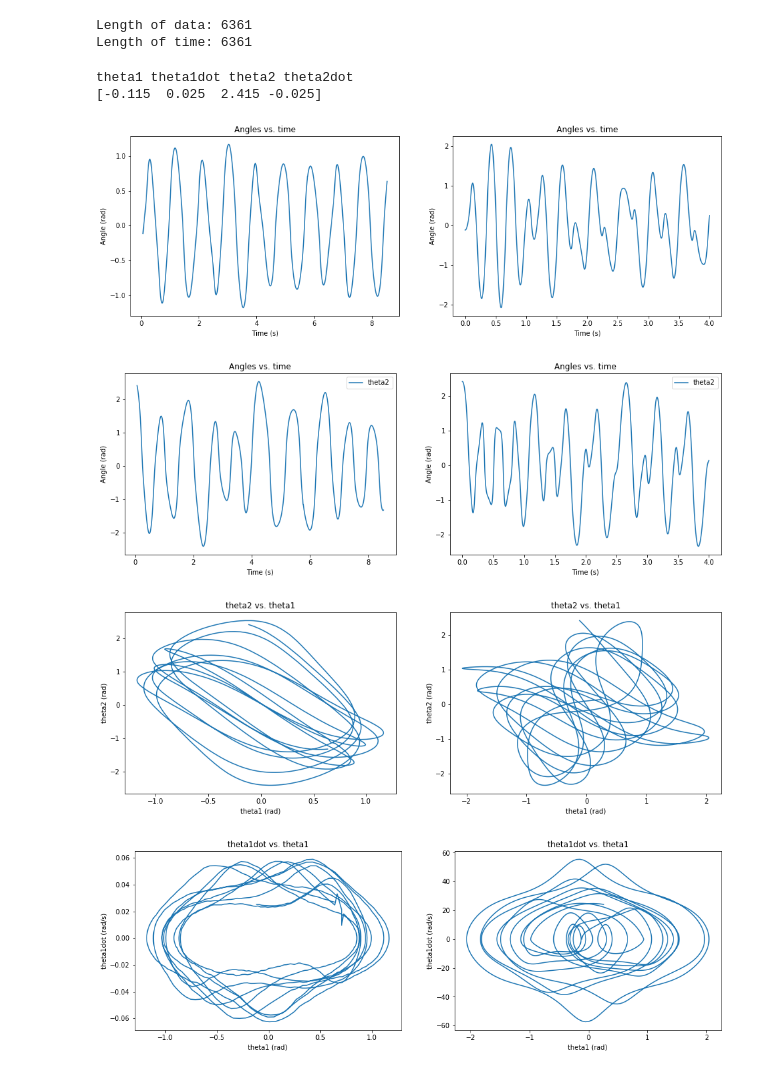
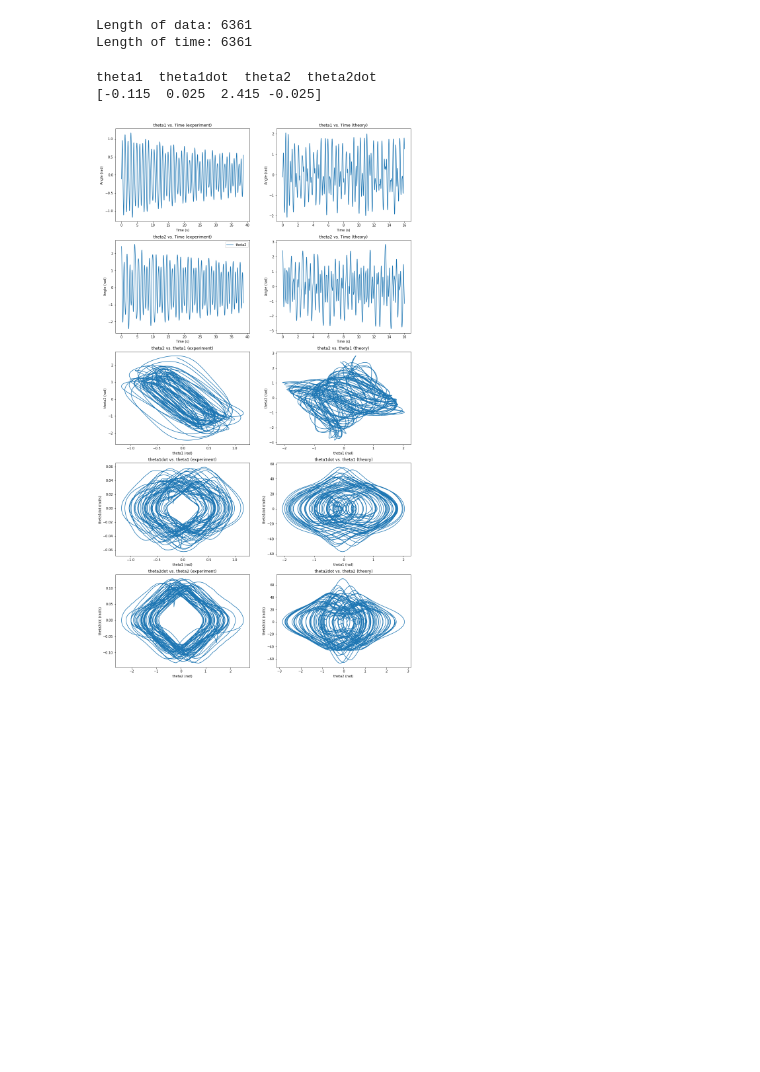
Before and after one commit to khoa-ho/deep-learning-physics, a Jupyter notebook: utils/Experimental double pendulum_1.ipynb, the cells around one changed output. Drawn from its saved outputs; the diff is of its cells as text; code cells hidden in the pictures; blank space fills up the shorter version.

Commit message:
Matching timescale for graph comparisons

```diff
--- a/utils/Experimental double pendulum_1.ipynb
+++ b/utils/Experimental double pendulum_1.ipynb
@@ -6,7 +6,7 @@ from scipy.integrate import odeint
 from matplotlib.patches import Circle
 %matplotlib inline
 # %%
-df = pd.read_csv("../data/spots_1.csv", usecols=[2,4,5,7])
+df = pd.read_csv("spots_1.csv", usecols=[2,4,5,7])
 df.head(10)
 # %% [output]
 |  | TRACK_ID | POSITION_X | POSITION_Y | POSITION_T |
@@ -70,7 +70,7 @@ theta1dot = np.gradient(theta1)
 theta2dot = np.gradient(theta2)
 
 a = 10
-b = 1400
+b = 6361 #2000
 
 init = theta1[a], theta1dot[a], theta2[a], theta2dot[a]
 
@@ -95,7 +95,7 @@ def deriv(y, t, L1, L2, m1, m2):
     return theta1dot, z1dot, theta2dot, z2dot
 
 # Maximum time, time point spacings and the time grid (all in s).
-tmax, dt = 4, 0.001
+tmax, dt = 16, 0.0001 #5, 0.001
 t = np.arange(0, tmax+dt, dt)
 # Initial conditions.
 div1 = 4
@@ -113,76 +113,67 @@ y1 = -L1 * np.cos(theta1)
 x2 = x1 + L2 * np.sin(theta2)
 y2 = y1 - L2 * np.cos(theta2)
 # %%
-figsize = (16,5)
+figsize = (16,30)
 
 plt.figure(figsize=figsize)
-plt.subplot(1, 2, 1)
+plt.subplot(5, 2, 1)
 plt.plot(time[a:b], theta1[a:b], label='theta1')
-plt.title('Angles vs. time')
+plt.title('theta1 vs. Time (experiment)')
 plt.xlabel('Time (s)')
 plt.ylabel('Angle (rad)')
 
-plt.subplot(1, 2, 2)
+plt.subplot(5, 2, 2)
 plt.plot(t, theta1p, label='theta1')
-plt.title('Angles vs. time')
+plt.title('theta1 vs. Time (theory)')
 plt.xlabel('Time (s)')
 plt.ylabel('Angle (rad)')
 
-
-plt.figure(figsize=figsize)
-plt.subplot(1, 2, 1)
+plt.subplot(5, 2, 3)
 plt.plot(time[a:b], theta2[a:b], label='theta2')
-plt.title('Angles vs. time')
+plt.title('theta2 vs. Time (experiment)')
 plt.xlabel('Time (s)')
 plt.ylabel('Angle (rad)')
 plt.legend()
 
-plt.subplot(1, 2, 2)
+plt.subplot(5, 2, 4)
 plt.plot(t, theta2p, label='theta2')
-plt.title('Angles vs. time')
+plt.title('theta2 vs. Time (theory)')
 plt.xlabel('Time (s)')
 plt.ylabel('Angle (rad)')
-plt.legend()
 
-
-plt.figure(figsize=figsize)
-plt.subplot(1, 2, 1)
+plt.subplot(5, 2, 5)
 plt.plot(theta1[a:b], theta2[a:b])
-plt.title('theta2 vs. theta1')
+plt.title('theta2 vs. theta1 (experiment)')
 plt.xlabel('theta1 (rad)')
 plt.ylabel('theta2 (rad)')
 
-plt.subplot(1, 2, 2)
+plt.subplot(5, 2, 6)
 plt.plot(theta1p, theta2p)
-plt.title('theta2 vs. theta1')
+plt.title('theta2 vs. theta1 (theory)')
 plt.xlabel('theta1 (rad)')
 plt.ylabel('theta2 (rad)')
 
-
-plt.figure(figsize=figsize)
-plt.subplot(1, 2, 1)
+plt.subplot(5, 2, 7)
 plt.plot(theta1[a:b], theta1dot[a:b])
-plt.title('theta1dot vs. theta1')
+plt.title('theta1dot vs. theta1 (experiment)')
 plt.xlabel('theta1 (rad)')
 plt.ylabel('theta1dot (rad/s)')
 
-plt.subplot(1, 2, 2)
+plt.subplot(5, 2, 8)
 plt.plot(theta1p, theta1dotp)
-plt.title('theta1dot vs. theta1')
+plt.title('theta1dot vs. theta1 (theory)')
 plt.xlabel('theta1 (rad)')
 plt.ylabel('theta1dot (rad/s)')
 
-
-plt.figure(figsize=figsize)
-plt.subplot(1, 2, 1)
+plt.subplot(5, 2, 9)
 plt.plot(theta2[a:b], theta2dot[a:b])
-plt.title('theta2dot vs. theta2')
+plt.title('theta2dot vs. theta2 (experiment)')
 plt.xlabel('theta2 (rad)')
 plt.ylabel('theta2dot (rad/s)')
 
-plt.subplot(1, 2, 2)
+plt.subplot(5, 2, 10)
 plt.plot(theta2p, theta2dotp)
-plt.title('theta2dot vs. theta2')
+plt.title('theta2dot vs. theta2 (theory)')
 plt.xlabel('theta2 (rad)')
 plt.ylabel('theta2dot (rad/s)')
 
@@ -193,5 +184,2 @@ theta1 theta1dot theta2 theta2dot
 [-0.115  0.025  2.415 -0.025]
-[figure, old version]
+[figure, new version]
-[figure, removed]
-[figure, removed]
-[figure, removed]
```
Also changed, not shown: parts of 1 cell of this notebook, 2 other files.
